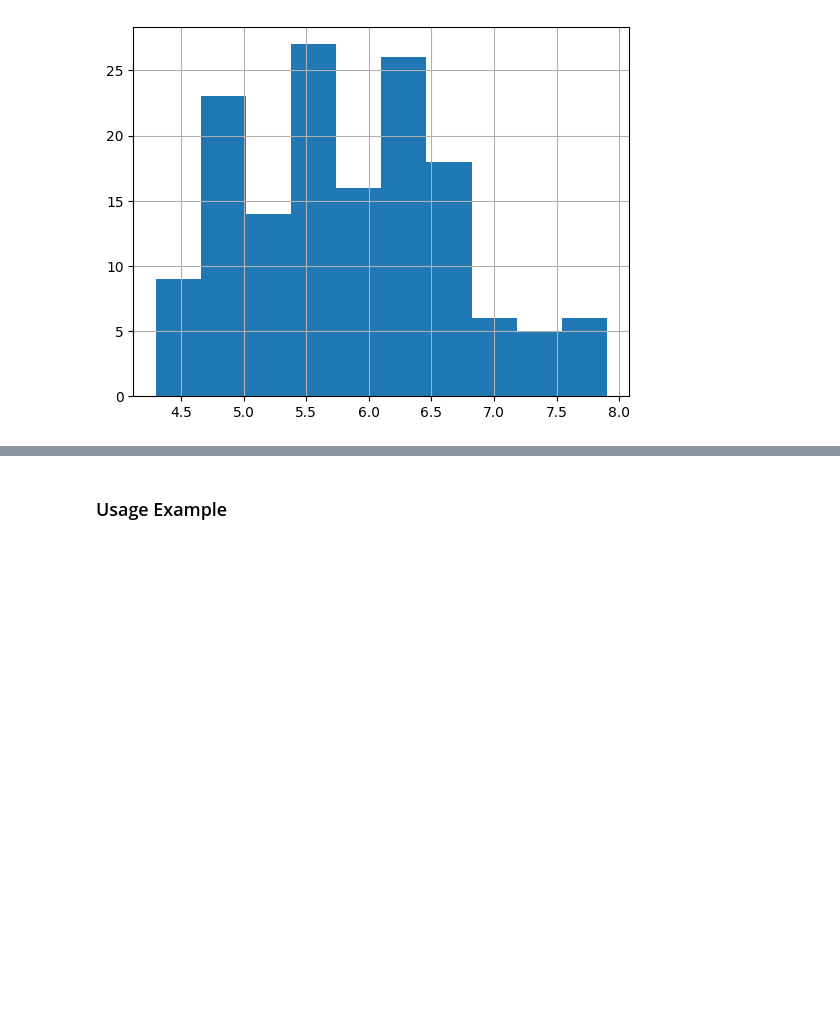
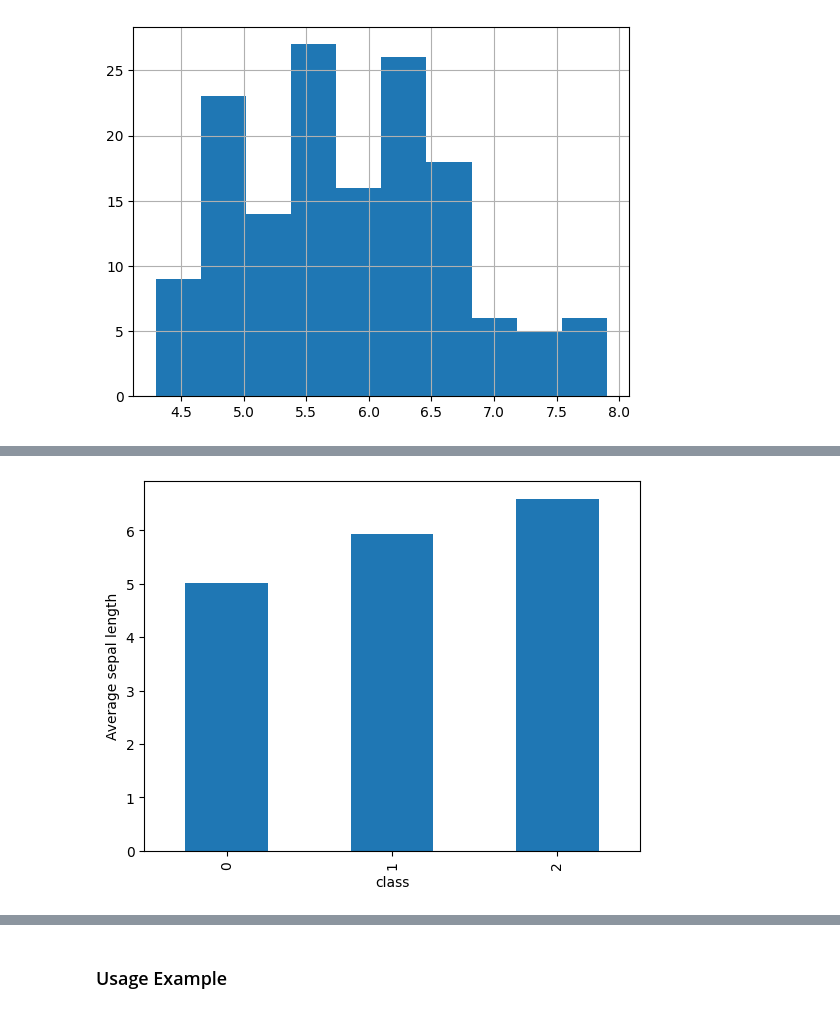
Before and after one commit to AIBabyTeaching/Machine-Learning-Summer-25, a Jupyter notebook: notebooks/00_Welcome.ipynb, the cells around one changed output, grey strips where cells are left out. Drawn from its saved outputs; the diff is of its cells as text; code cells hidden in the pictures; blank space fills up the shorter version.

```diff
--- a/notebooks/00_Welcome.ipynb
+++ b/notebooks/00_Welcome.ipynb
@@ -82,0 +100,6 @@ plt.show()
+# %%
+import matplotlib.pyplot as plt
+df.groupby('class')['sepal length (cm)'].mean().plot(kind='bar', ylabel='Average sepal length')
+plt.show()
+# %% [output]
+[figure, added]
```
Also changed, not shown: parts of 5 cells of this notebook.
